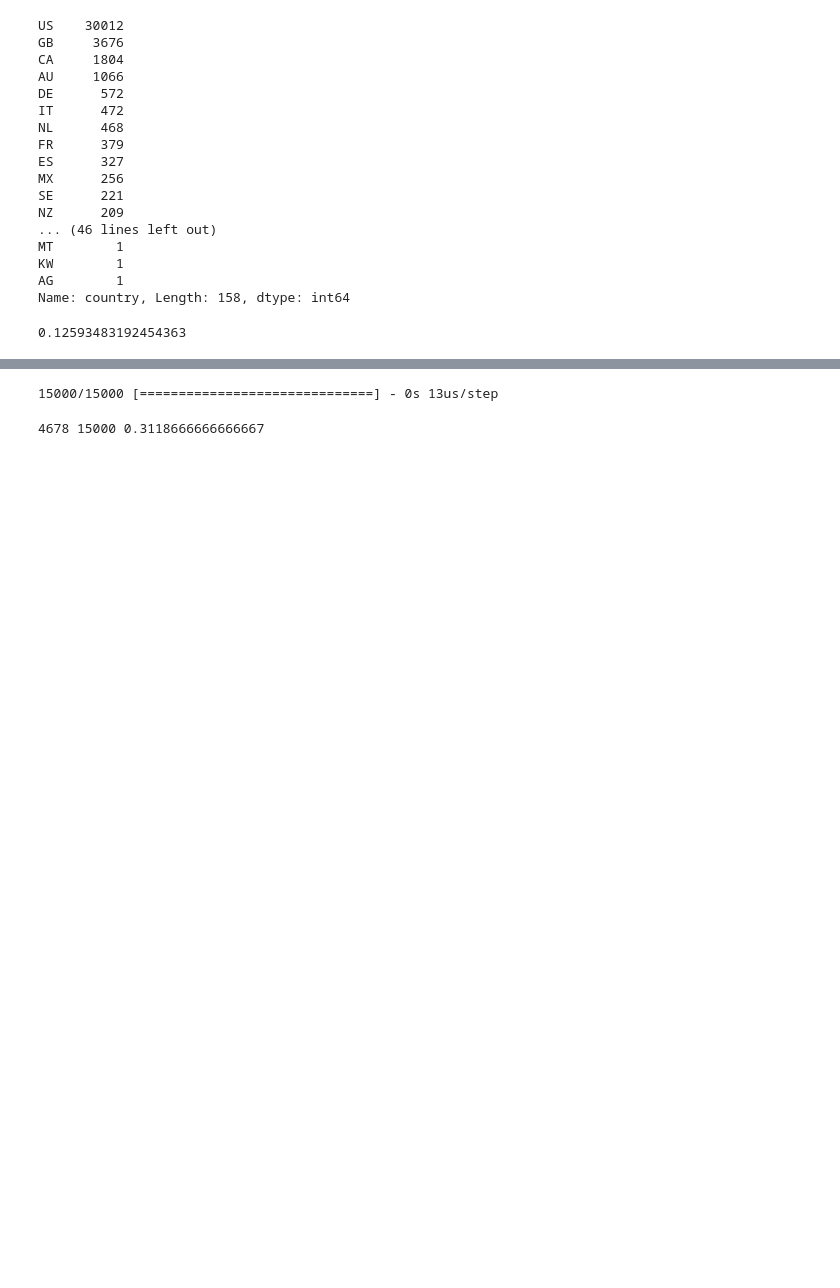
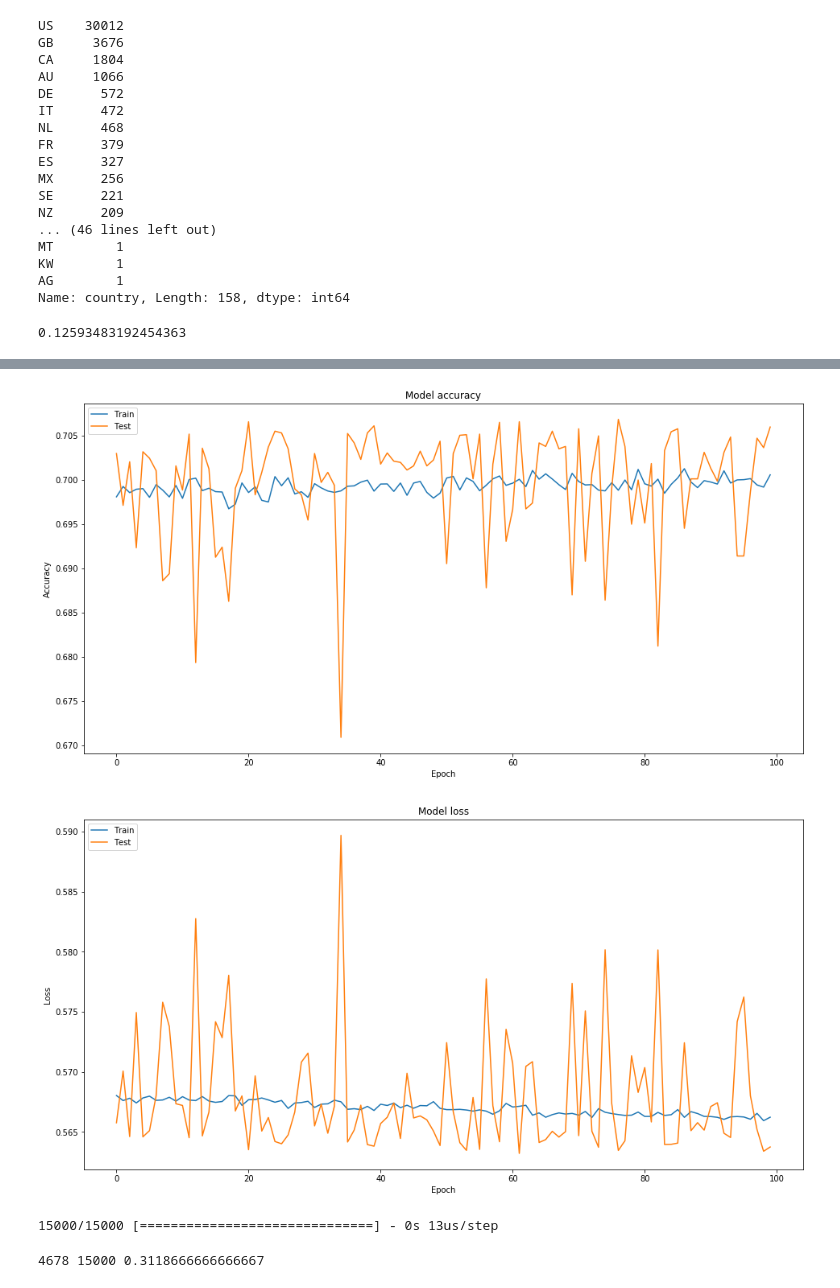
Before and after one commit to hetvankarsa/IntroDSKickstarter, a Jupyter notebook: kickstarter.ipynb, the cells around one changed output, grey strips where cells are left out. Drawn from its saved outputs; the diff is of its cells as text; code cells hidden in the pictures; blank space fills up the shorter version.

```diff
--- a/kickstarter.ipynb
+++ b/kickstarter.ipynb
@@ -338,5 +336,5 @@ Using TensorFlow backend.
 # %%
-hist = model.fit(X_train, Y_train, batch_size=70, epochs=100, validation_data=(X_val, Y_val))
+history = model.fit(X_train, Y_train, batch_size=70, epochs=100, validation_data=(X_val, Y_val), verbose = 1)
 # %% [output]
 Train on 70000 samples, validate on 15000 samples
 Epoch 1/100
@@ -358,3 +356,28 @@ Epoch 100/100
+# %%
+#log loss: already using in the neural network
+#https://machinelearningmastery.com/display-deep-learning-model-training-history-in-keras
+# Plot training & validation accuracy values
+#https://keras.io/utils/#plot_model
+from keras.utils import plot_model
+plt.plot(history.history['accuracy'])
+plt.plot(history.history['val_accuracy'])
+plt.title('Model accuracy')
+plt.ylabel('Accuracy')
+plt.xlabel('Epoch')
+plt.legend(['Train', 'Test'], loc='upper left')
+plt.show()
+
+# Plot training & validation loss values
+plt.plot(history.history['loss'])
+plt.plot(history.history['val_loss'])
+plt.title('Model loss')
+plt.ylabel('Loss')
+plt.xlabel('Epoch')
+plt.legend(['Train', 'Test'], loc='upper left')
+plt.show()
+# %% [output]
+[figure, added]
+[figure, added]
 # %%
 #evaluate accuracy of model
 model.evaluate(X_test, Y_test)[1]
```
Also changed, not shown: parts of 2 cells of this notebook.
